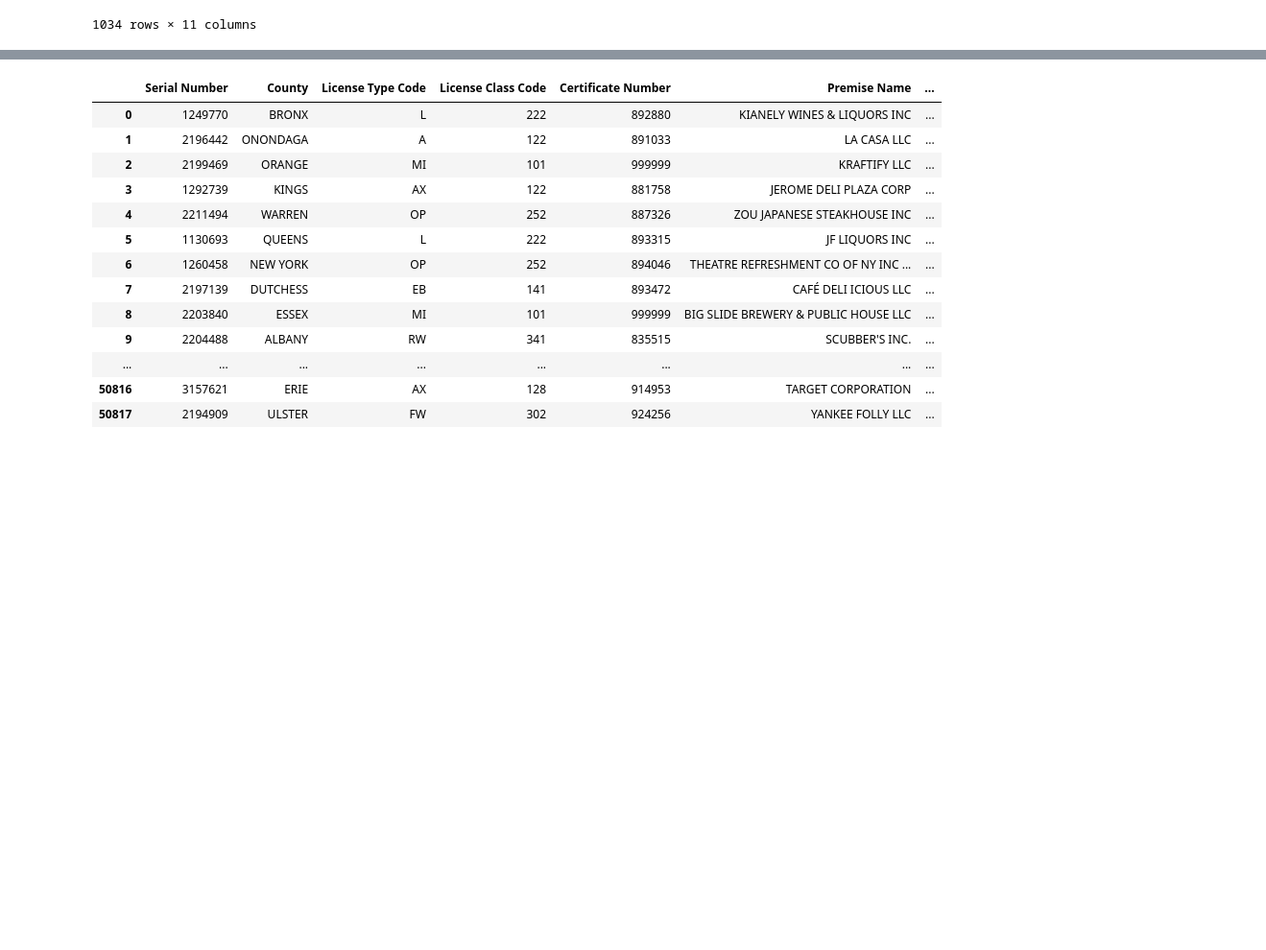
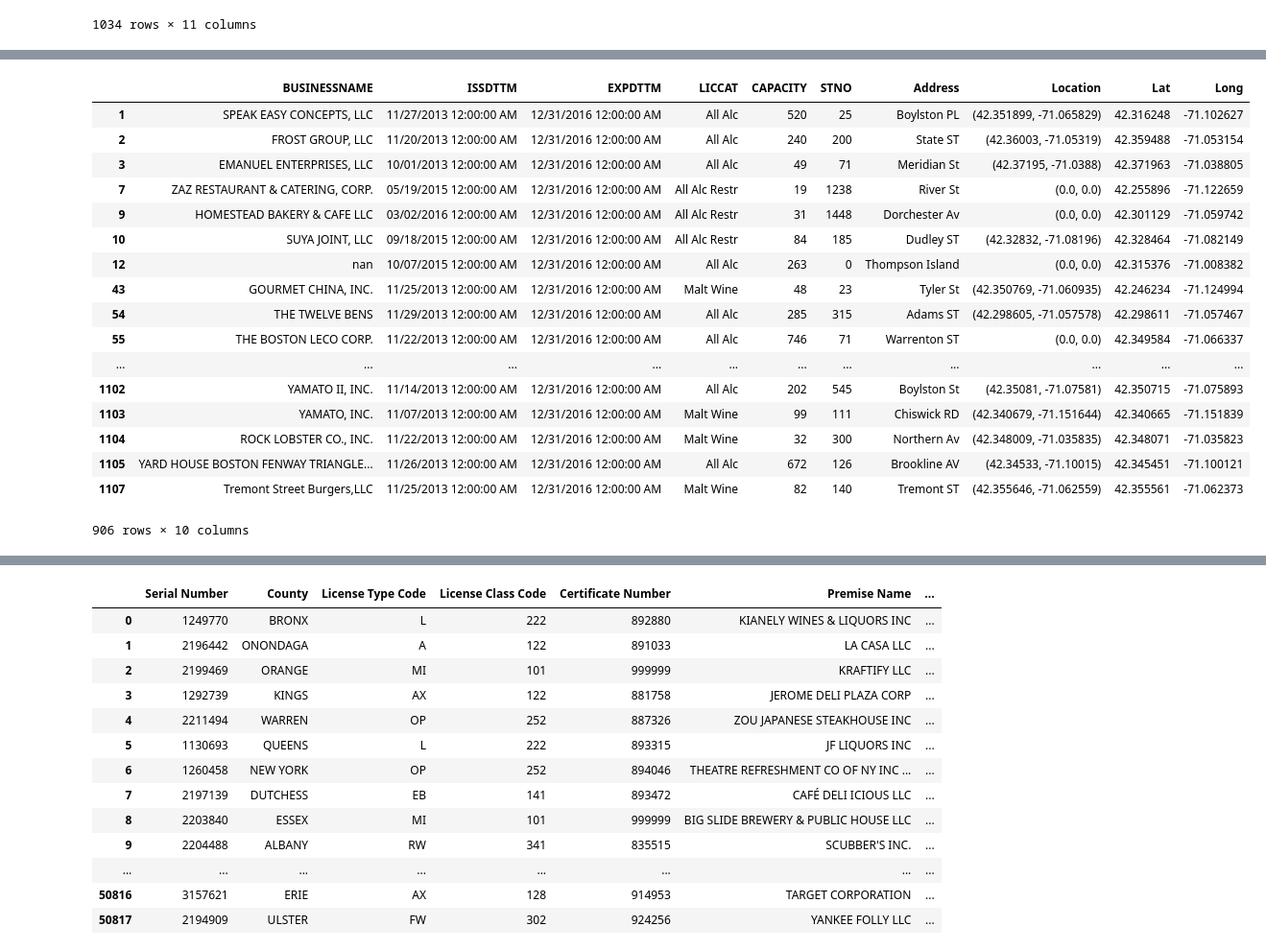
Before and after one commit to reecetyl/CS591-Project, a Jupyter notebook: code/Data Preprocessing/preprocessing.ipynb, the cells around one changed output, grey strips where cells are left out. Shown at 96% size. Drawn from its saved outputs; the diff is of its cells as text; code cells hidden in the pictures; blank space fills up the shorter version.

```diff
--- a/code/Data Preprocessing/preprocessing.ipynb
+++ b/code/Data Preprocessing/preprocessing.ipynb
@@ -155,0 +111,16 @@ boston_licenses
+# %%
+boston_licenses
+print("Before any alterations:", boston_licenses.shape[0])
+# Take out airport
+boston_licenses.loc[boston_licenses["Address"].str.contains("Logan"), "Location"] = ""
+boston_licenses.drop(boston_licenses[boston_licenses.Location == ""].index, inplace=True)
+print("post airport:", boston_licenses.shape[0])
+# take out club type
+boston_licenses.loc[boston_licenses["LICCAT"].str.contains("CLB"), "Location"] = ""
+boston_licenses.drop(boston_licenses[boston_licenses.Location == ""].index, inplace=True)
+print("post club:", boston_licenses.shape[0])
+# take out tavern
+boston_licenses.loc[boston_licenses["LICCAT"].str.contains("TAVAL"), "Location"] = ""
+boston_licenses.drop(boston_licenses[boston_licenses.Location == ""].index, inplace=True)
+print("post tav:", boston_licenses.shape[0])
+boston_licenses.LICCAT.unique()
@@ -155,0 +135,41 @@ boston_licenses
+# %%
+boston_licenses.loc[boston_licenses["LICCAT"].str.contains("INNMW"), "Location"] = ""
+boston_licenses.drop(boston_licenses[boston_licenses.Location == ""].index, inplace=True)
+boston_licenses.loc[boston_licenses["LICCAT"].str.contains("INNALR"), "Location"] = ""
+boston_licenses.drop(boston_licenses[boston_licenses.Location == ""].index, inplace=True)
+boston_licenses.loc[boston_licenses["LICCAT"].str.contains("INNAL"), "Location"] = ""
+boston_licenses.drop(boston_licenses[boston_licenses.Location == ""].index, inplace=True)
+boston_licenses.loc[boston_licenses["LICCAT"] == "GOPAL", "LICCAT"] = "All Alc"
+boston_licenses.loc[boston_licenses["LICCAT"] == "CV7AL", "LICCAT"] = "All Alc"
+boston_licenses.loc[boston_licenses["LICCAT"] == "GOPMWL", "LICCAT"] = "All Alc"
+boston_licenses.loc[boston_licenses["LICCAT"] == "CV7MWL", "LICCAT"] = "All Alc"
+boston_licenses.loc[boston_licenses["LICCAT"] == "CV7MWR", "LICCAT"] = "All Alc Restr"
+boston_licenses.loc[boston_licenses["LICCAT"] == "CV7MWLR", "LICCAT"] = "All Alc Restr"
+boston_licenses.loc[boston_licenses["LICCAT"] == "CV7MWLN", "LICCAT"] = "All Alc Restr"
+boston_licenses.loc[boston_licenses["LICCAT"] == "CV7ALN", "LICCAT"] = "All Alc Restr"
+boston_licenses.loc[boston_licenses["LICCAT"] == "CV7ALR", "LICCAT"] = "All Alc Restr"
+boston_licenses.loc[boston_licenses["LICCAT"] == "GOPALR", "LICCAT"] = "All Alc Restr"
+boston_licenses.loc[boston_licenses["LICCAT"] == "CV7MW", "LICCAT"] = "Malt Wine"
+boston_licenses.loc[boston_licenses["LICCAT"] == "CV7MWN", "LICCAT"] = "Malt Wine"
+boston_licenses.loc[boston_licenses["LICCAT"] == "GOPMW", "LICCAT"] = "Malt Wine"
+#del boston_licenses["LICCATDESC"]
+boston_licenses
+# %% [output]
+|  | BUSINESSNAME | ISSDTTM | EXPDTTM | LICCAT | CAPACITY | STNO | Address | Location | Lat | Long |
+| 1 | SPEAK EASY CONCEPTS, LLC | 11/27/2013 12:00:00 AM | 12/31/2016 12:00:00 AM | All Alc | 520 | 25 | Boylston PL | (42.351899, -71.065829) | 42.316248 | -71.102627 |
+| 2 | FROST GROUP, LLC | 11/20/2013 12:00:00 AM | 12/31/2016 12:00:00 AM | All Alc | 240 | 200 | State ST | (42.36003, -71.05319) | 42.359488 | -71.053154 |
+| 3 | EMANUEL ENTERPRISES, LLC | 10/01/2013 12:00:00 AM | 12/31/2016 12:00:00 AM | All Alc | 49 | 71 | Meridian St | (42.37195, -71.0388) | 42.371963 | -71.038805 |
+| 7 | ZAZ RESTAURANT & CATERING, CORP. | 05/19/2015 12:00:00 AM | 12/31/2016 12:00:00 AM | All Alc Restr | 19 | 1238 | River St | (0.0, 0.0) | 42.255896 | -71.122659 |
+| 9 | HOMESTEAD BAKERY & CAFE LLC | 03/02/2016 12:00:00 AM | 12/31/2016 12:00:00 AM | All Alc Restr | 31 | 1448 | Dorchester Av | (0.0, 0.0) | 42.301129 | -71.059742 |
+| 10 | SUYA JOINT, LLC | 09/18/2015 12:00:00 AM | 12/31/2016 12:00:00 AM | All Alc Restr | 84 | 185 | Dudley ST | (42.32832, -71.08196) | 42.328464 | -71.082149 |
+| 12 | nan | 10/07/2015 12:00:00 AM | 12/31/2016 12:00:00 AM | All Alc | 263 | 0 | Thompson Island | (0.0, 0.0) | 42.315376 | -71.008382 |
+| 43 | GOURMET CHINA, INC. | 11/25/2013 12:00:00 AM | 12/31/2016 12:00:00 AM | Malt Wine | 48 | 23 | Tyler St | (42.350769, -71.060935) | 42.246234 | -71.124994 |
+| 54 | THE TWELVE BENS | 11/29/2013 12:00:00 AM | 12/31/2016 12:00:00 AM | All Alc | 285 | 315 | Adams ST | (42.298605, -71.057578) | 42.298611 | -71.057467 |
+| 55 | THE BOSTON LECO CORP. | 11/22/2013 12:00:00 AM | 12/31/2016 12:00:00 AM | All Alc | 746 | 71 | Warrenton ST | (0.0, 0.0) | 42.349584 | -71.066337 |
+| ... | ... | ... | ... | ... | ... | ... | ... | ... | ... | ... |
+| 1102 | YAMATO II, INC. | 11/14/2013 12:00:00 AM | 12/31/2016 12:00:00 AM | All Alc | 202 | 545 | Boylston St | (42.35081, -71.07581) | 42.350715 | -71.075893 |
+| 1103 | YAMATO, INC. | 11/07/2013 12:00:00 AM | 12/31/2016 12:00:00 AM | Malt Wine | 99 | 111 | Chiswick RD | (42.340679, -71.151644) | 42.340665 | -71.151839 |
+| 1104 | ROCK LOBSTER CO., INC. | 11/22/2013 12:00:00 AM | 12/31/2016 12:00:00 AM | Malt Wine | 32 | 300 | Northern Av | (42.348009, -71.035835) | 42.348071 | -71.035823 |
+| 1105 | YARD HOUSE BOSTON FENWAY TRIANGLE... | 11/26/2013 12:00:00 AM | 12/31/2016 12:00:00 AM | All Alc | 672 | 126 | Brookline AV | (42.34533, -71.10015) | 42.345451 | -71.100121 |
+| 1107 | Tremont Street Burgers,LLC | 11/25/2013 12:00:00 AM | 12/31/2016 12:00:00 AM | Malt Wine | 82 | 140 | Tremont ST | (42.355646, -71.062559) | 42.355561 | -71.062373 |
+906 rows × 10 columns
```
Also changed, not shown: parts of 5 cells of this notebook, 4 other files.
